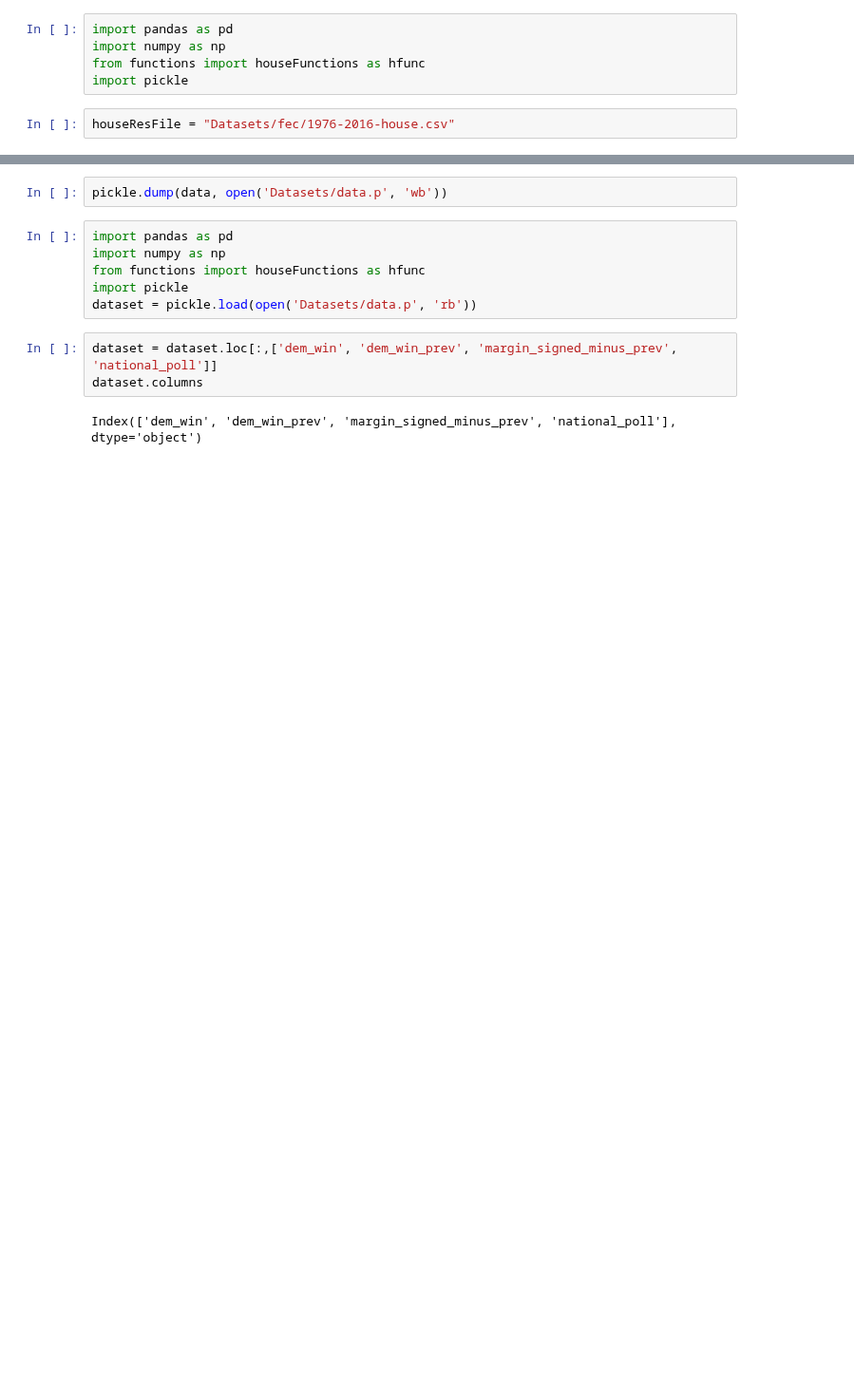
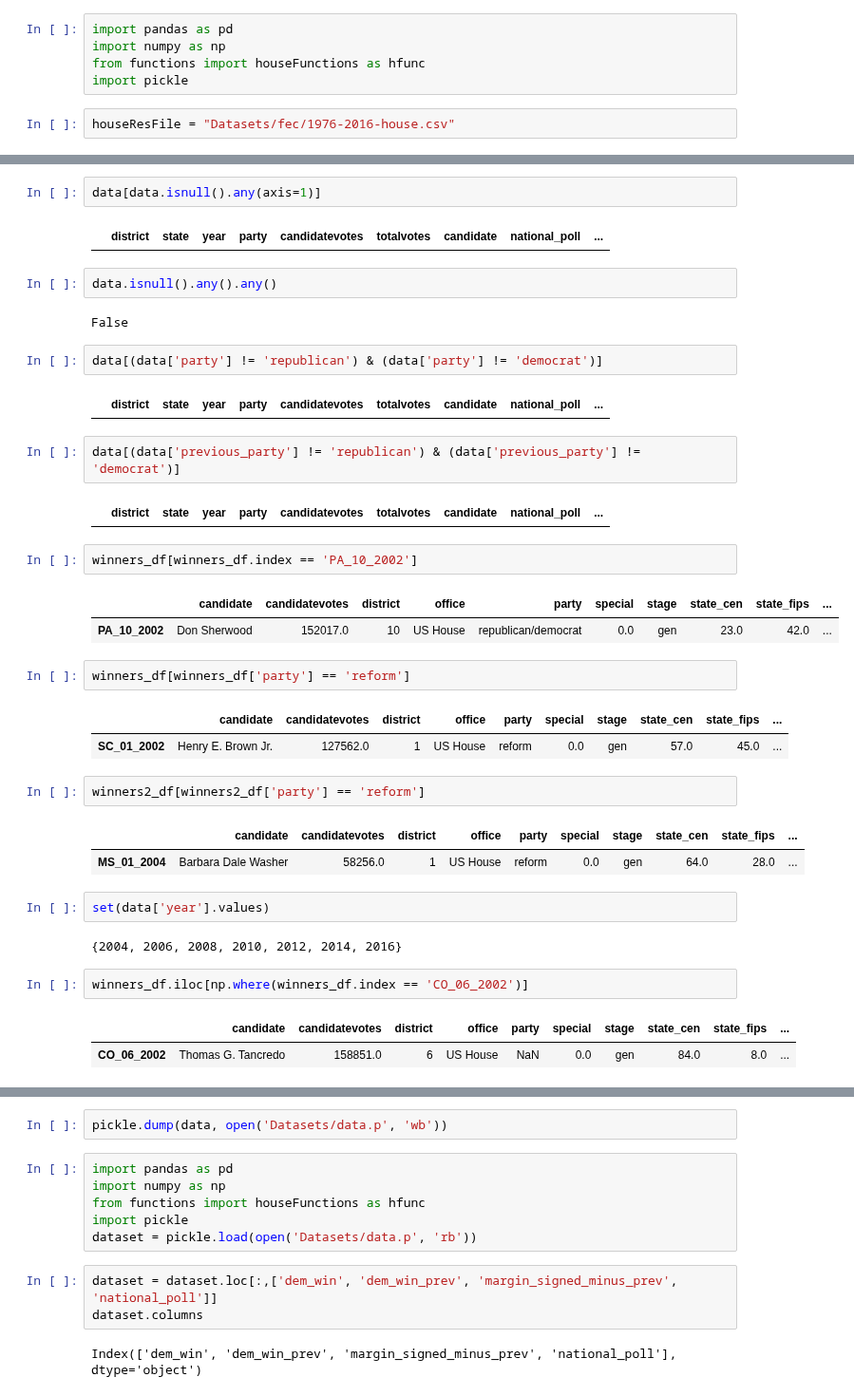
Before and after one commit to WildTangles/ac209a_project, a Jupyter notebook: House-Preprocessing.ipynb, the cells around one changed output, grey strips where cells are left out. Shown at 95% size. Cells and saved outputs as stored; diff of their text form; blank space fills up the shorter version.

```diff
--- a/House-Preprocessing.ipynb
+++ b/House-Preprocessing.ipynb
@@ -17,0 +58,40 @@ See the caveats in the documentation: http://pandas.pydata.org/pandas-docs/stabl
+# %%
+data[data.isnull().any(axis=1)]
+# %% [output]
+|  | district | state | year | party | candidatevotes | totalvotes | candidate | national_poll | ... |
+# %%
+data.isnull().any().any()
+# %% [output]
+False
+# %%
+data[(data['party'] != 'republican') & (data['party'] != 'democrat')]
+# %% [output]
+|  | district | state | year | party | candidatevotes | totalvotes | candidate | national_poll | ... |
+# %%
+data[(data['previous_party'] != 'republican') & (data['previous_party'] != 'democrat')]
+# %% [output]
+|  | district | state | year | party | candidatevotes | totalvotes | candidate | national_poll | ... |
+# %%
+winners_df[winners_df.index == 'PA_10_2002']
+# %% [output]
+|  | candidate | candidatevotes | district | office | party | special | stage | state_cen | state_fips | ... |
+| PA_10_2002 | Don Sherwood | 152017.0 | 10 | US House | republican/democrat | 0.0 | gen | 23.0 | 42.0 | ... |
+# %%
+winners_df[winners_df['party'] == 'reform']
+# %% [output]
+|  | candidate | candidatevotes | district | office | party | special | stage | state_cen | state_fips | ... |
+| SC_01_2002 | Henry E. Brown Jr. | 127562.0 | 1 | US House | reform | 0.0 | gen | 57.0 | 45.0 | ... |
+# %%
+winners2_df[winners2_df['party'] == 'reform']
+# %% [output]
+|  | candidate | candidatevotes | district | office | party | special | stage | state_cen | state_fips | ... |
+| MS_01_2004 | Barbara Dale Washer | 58256.0 | 1 | US House | reform | 0.0 | gen | 64.0 | 28.0 | ... |
+# %%
+set(data['year'].values)
+# %% [output]
+{2004, 2006, 2008, 2010, 2012, 2014, 2016}
+# %%
+winners_df.iloc[np.where(winners_df.index == 'CO_06_2002')]
+# %% [output]
+|  | candidate | candidatevotes | district | office | party | special | stage | state_cen | state_fips | ... |
+| CO_06_2002 | Thomas G. Tancredo | 158851.0 | 6 | US House | NaN | 0.0 | gen | 84.0 | 8.0 | ... |
```
Also changed, not shown: parts of 18 cells of this notebook, 5 other files.
